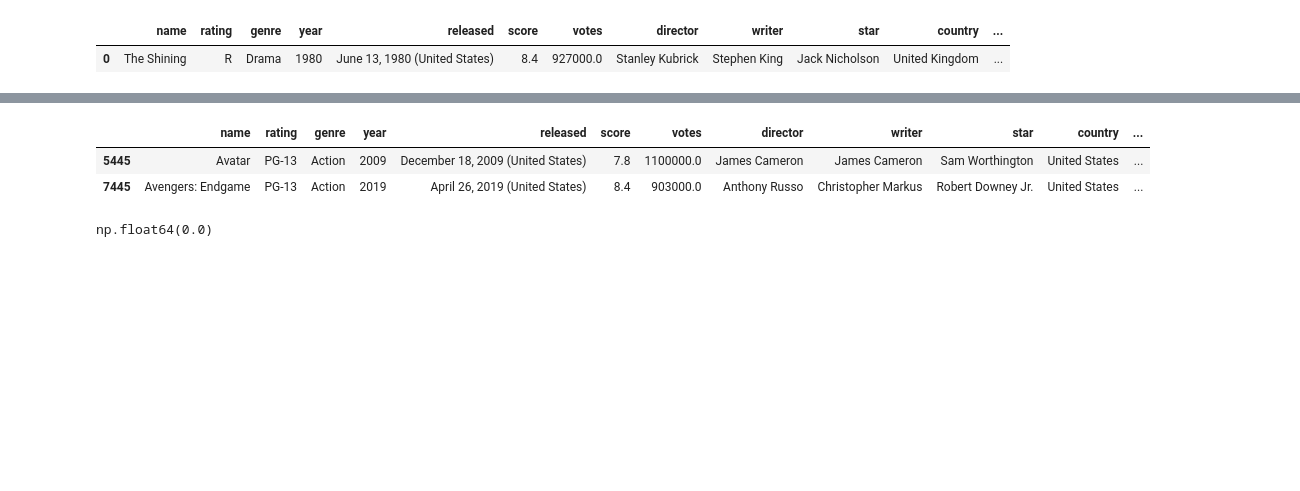
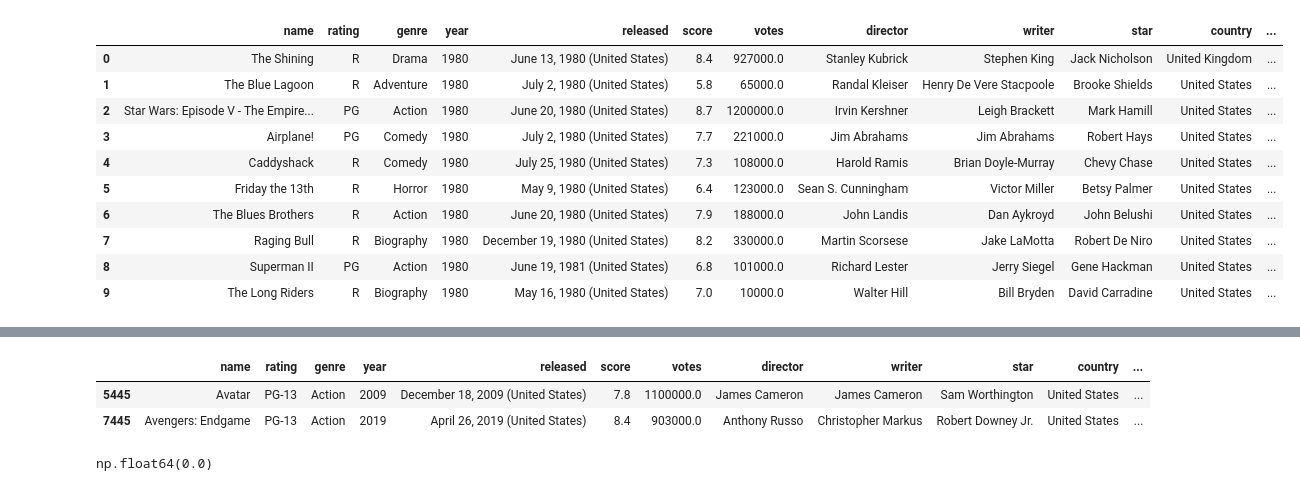
Before and after one commit to ogicode/Film_Correlation, a Jupyter notebook: notebook.ipynb, the cells around one changed output, grey strips where cells are left out. Cells and saved outputs as stored; diff of their text form; code cells hidden in the pictures; blank space fills up the shorter version.

```diff
--- a/notebook.ipynb
+++ b/notebook.ipynb
@@ -22,10 +27,19 @@ pd.options.mode.chained_assignment = None
 # source: https://www.kaggle.com/datasets/danielgrijalvas/movies, IMDb
 df = pd.read_csv(r'movies.csv')
 # %%
-df.head(1)
+df.head(10)
 # %% [output]
 |  | name | rating | genre | year | released | score | votes | director | writer | star | country | ... |
 | 0 | The Shining | R | Drama | 1980 | June 13, 1980 (United States) | 8.4 | 927000.0 | Stanley Kubrick | Stephen King | Jack Nicholson | United Kingdom | ... |
+| 1 | The Blue Lagoon | R | Adventure | 1980 | July 2, 1980 (United States) | 5.8 | 65000.0 | Randal Kleiser | Henry De Vere Stacpoole | Brooke Shields | United States | ... |
+| 2 | Star Wars: Episode V - The Empire... | PG | Action | 1980 | June 20, 1980 (United States) | 8.7 | 1200000.0 | Irvin Kershner | Leigh Brackett | Mark Hamill | United States | ... |
+| 3 | Airplane! | PG | Comedy | 1980 | July 2, 1980 (United States) | 7.7 | 221000.0 | Jim Abrahams | Jim Abrahams | Robert Hays | United States | ... |
+| 4 | Caddyshack | R | Comedy | 1980 | July 25, 1980 (United States) | 7.3 | 108000.0 | Harold Ramis | Brian Doyle-Murray | Chevy Chase | United States | ... |
+| 5 | Friday the 13th | R | Horror | 1980 | May 9, 1980 (United States) | 6.4 | 123000.0 | Sean S. Cunningham | Victor Miller | Betsy Palmer | United States | ... |
+| 6 | The Blues Brothers | R | Action | 1980 | June 20, 1980 (United States) | 7.9 | 188000.0 | John Landis | Dan Aykroyd | John Belushi | United States | ... |
+| 7 | Raging Bull | R | Biography | 1980 | December 19, 1980 (United States) | 8.2 | 330000.0 | Martin Scorsese | Jake LaMotta | Robert De Niro | United States | ... |
+| 8 | Superman II | PG | Action | 1980 | June 19, 1981 (United States) | 6.8 | 101000.0 | Richard Lester | Jerry Siegel | Gene Hackman | United States | ... |
+| 9 | The Long Riders | R | Biography | 1980 | May 16, 1980 (United States) | 7.0 | 10000.0 | Walter Hill | Bill Bryden | David Carradine | United States | ... |
 # %%
 # display scrollable
 # from IPython.display import HTML
```
Also changed, not shown: parts of 9 cells of this notebook, 2 other files.
